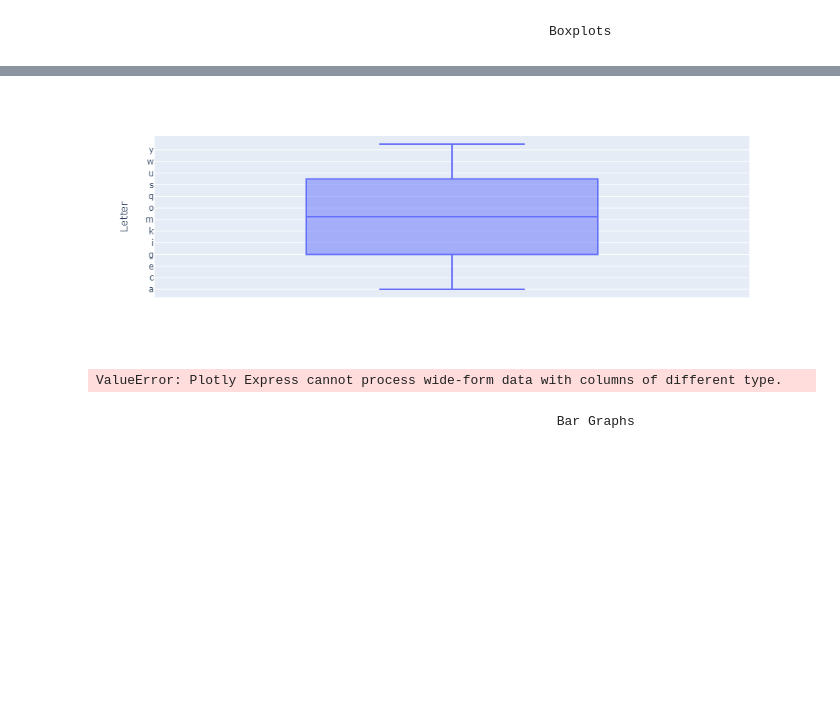
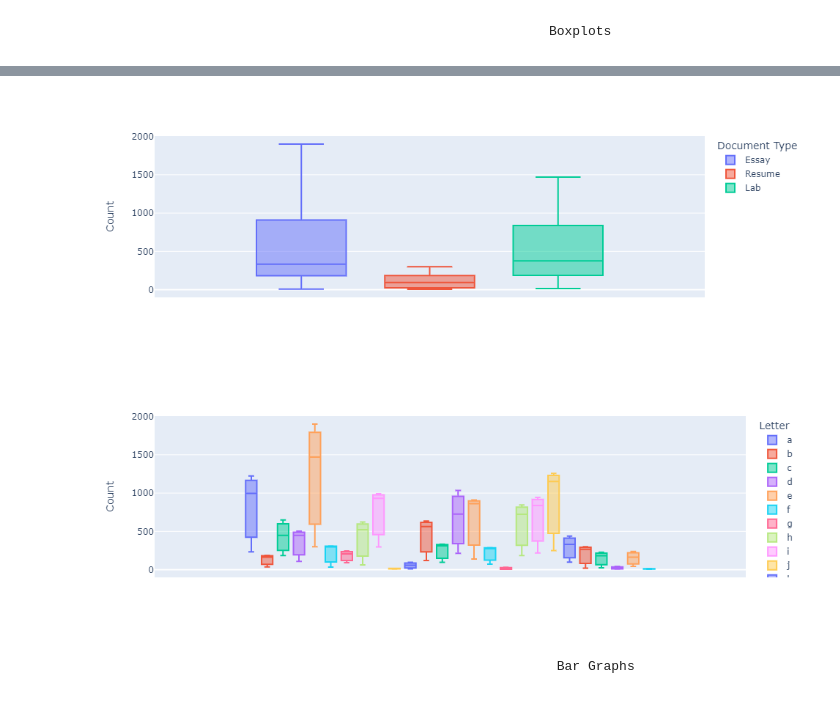
Before and after one commit to mikayla-eckelcifrese/JupyterLabRepository, a Jupyter notebook: DAT301 Project 2.ipynb, the cells around one changed output, grey strips where cells are left out. Drawn from its saved outputs; the diff is of its cells as text; code cells hidden in the pictures; blank space fills up the shorter version.

```diff
--- a/DAT301 Project 2.ipynb
+++ b/DAT301 Project 2.ipynb
@@ -178,14 +193,21 @@ LetterStats = pd.concat([SummaryStatsByLetter(merged_data), SummaryStatsByLetter
 # %%
-merged_data.index = ['a', 'b', 'c', 'd', 'e', 'f', 'g',
-                     'h', 'i', 'j', 'k', 'l', 'm', 'n',
-                     'o', 'p', 'q', 'r', 's', 't', 'u',
-                     'v', 'w', 'x', 'y', 'z']
+alphabet = ['a', 'b', 'c', 'd', 'e', 'f', 'g', 'h', 'i',
+            'j', 'k', 'l', 'm', 'n', 'o', 'p', 'q', 'r',
+            's', 't', 'u', 'v', 'w', 'x', 'y', 'z']
+
+def ReshapeData(df):
+    frequencies_by_document = merged_data.transpose().reset_index()
+
+    frequencies_by_document.rename(columns = {'index' : 'Document Type'}, inplace = True)
+
+    frequencies_by_document = frequencies_by_document.melt(id_vars = ["Document Type"], var_name = "Letter", value_name = "Count")
+
+    frequencies_by_document = frequencies_by_document.loc[~frequencies_by_document['Count'].isin(alphabet)]
 
 
 
-px.box(merged_data.drop('Letter', axis = 1)).show()
 
-px.box().show()
+px.box(frequencies_by_document, y = 'Count', color = 'Document Type').show()
 
-px.box(GroupByLetter).show()
+px.box(frequencies_by_document, y = 'Count', color = 'Letter').show()
 # %% [output]
@@ -193,2 +214,2 @@ px.box(GroupByLetter).show()
-[figure, old version]
+[figure, new version]
-ValueError: Plotly Express cannot process wide-form data with columns of different type.
+[figure, added]
```
Also changed, not shown: parts of 6 cells of this notebook.
